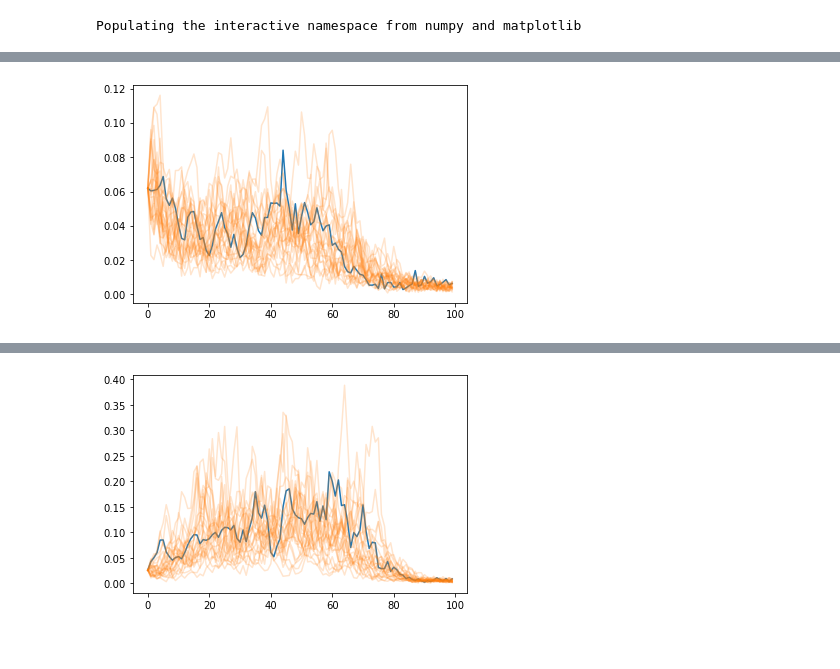
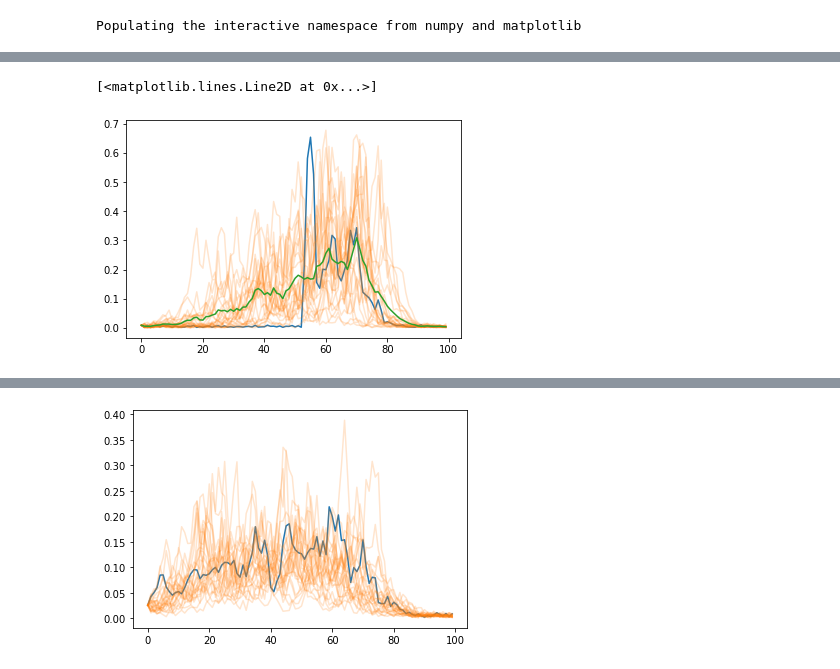
Before and after one commit to EiffL/sfh-inference-hackathon, a Jupyter notebook: notebooks/PixelCNN_experiments_EiffL.ipynb, the cells around one changed output, grey strips where cells are left out. Drawn from its saved outputs; the diff is of its cells as text; code cells hidden in the pictures.

```diff
--- a/notebooks/PixelCNN_experiments_EiffL.ipynb
+++ b/notebooks/PixelCNN_experiments_EiffL.ipynb
@@ -181,7 +180,7 @@ def preprocessing_wmass(example):
 def preprocessing_wmass_atan(example):
     mass = example['Mstar'][:,0]
     mass_half = example['Mstar_Half'][:,0]
-    sed = (example['sed']+ 20.70243)/2.0466275
+    sed = (tf.gather(example['sed'],inds, axis=1) + 20.70243)/2.0466275
     tiler = tf.constant([100])
     mass = tf.reshape(tf.tile(mass, tiler),(-1,100,1))
     mass_half = tf.reshape(tf.tile(mass_half, tiler),(-1,100,1))
@@ -257,10 +252,18 @@ d= res.mean()
 # %%
-sample = np.zeros([25,100,1])
-true = data[0][0][0,:,0]
-sed = data[0][1][0].reshape([1,143,1]).repeat(25,axis=0)
+ind=28
+sample = np.zeros([64,100,1])
+true = data[0][0][ind,:,0]
+sed = data[0][1][ind].reshape([1,143,1]).repeat(64,axis=0)
 # init at the
 sample[:,0,0] = true[0]
 # %%
 for i in range(99):
     tmp = pixel_cnn((sample, sed)).sample()
     sample[:,i+1,0] = tmp[:,i+1]
+# %%
+plot(true,label='true SFH')
+for i in range(64):
+    plot(sample[i,:,0],color='C1',alpha=0.1)
+plot(sample[1,:,0],color='C1',alpha=1.,label='individual sample')
+plot(sample.mean(axis=0)[:,0],'--',color='red',label='mean posterior')
+legend(loc='upper left')
@@ -266,0 +273,7 @@ for i in range(99):
+# %%
+plot(true,label='true SFH')
+for i in range(64):
+    plot(sample[i,:,0],color='C1',alpha=0.1)
+plot(sample[1,:,0],color='C1',alpha=1.,label='individual sample')
+plot(sample.mean(axis=0)[:,0],'--',color='red',label='mean posterior')
+legend()
@@ -267,6 +293,8 @@ for i in range(99):
 # %%
 plot(true)
 for i in range(25):
     plot(sample[i,:,0],color='C1',alpha=0.2)
+plot(sample.mean(axis=0)[:,0],color='C2')
 # %% [output]
+[<matplotlib.lines.Line2D at 0x...>]
-[figure, old version]
+[figure, new version]
```
Also changed, not shown: parts of 11 cells of this notebook.
